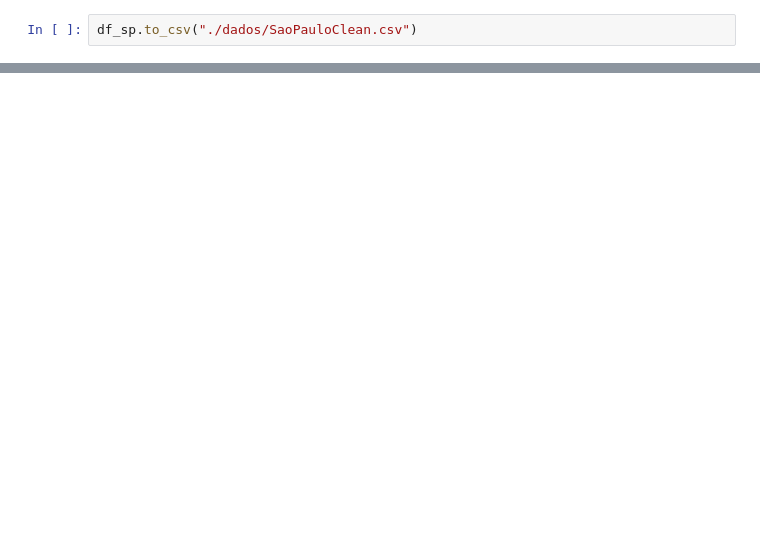
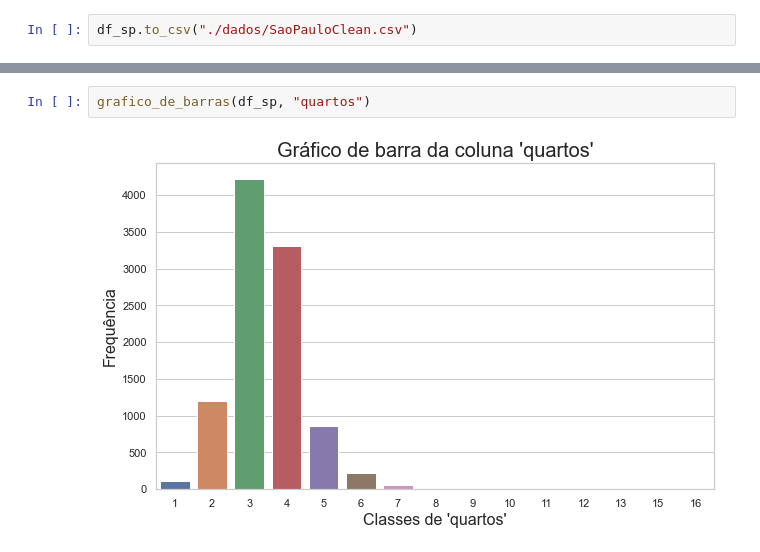
Before and after one commit to Guilheme-iram/Projeto_HousePrice_SP, a Jupyter notebook: AnaliseExploratoriaSP.ipynb, the cells around one changed output, grey strips where cells are left out. Drawn from its saved outputs; the diff is of its cells as text; blank space fills up the shorter version.

```diff
--- a/AnaliseExploratoriaSP.ipynb
+++ b/AnaliseExploratoriaSP.ipynb
@@ -195,0 +258,4 @@ df_sp.to_csv("./dados/SaoPauloClean.csv")
+# %%
+grafico_de_barras(df_sp, "quartos")
+# %% [output]
+[figure, added]
```
Also changed, not shown: parts of 11 cells of this notebook, 2 other files.
